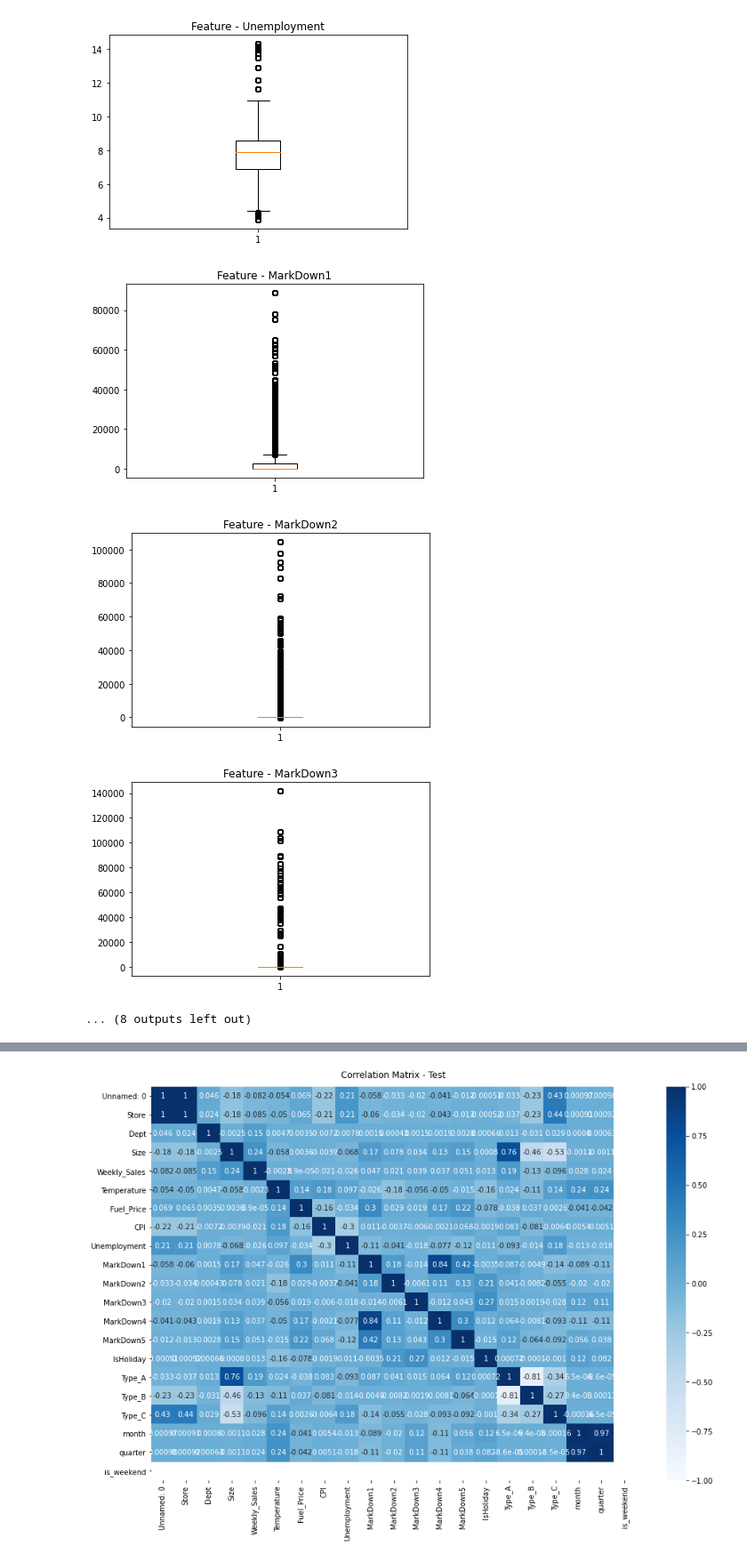
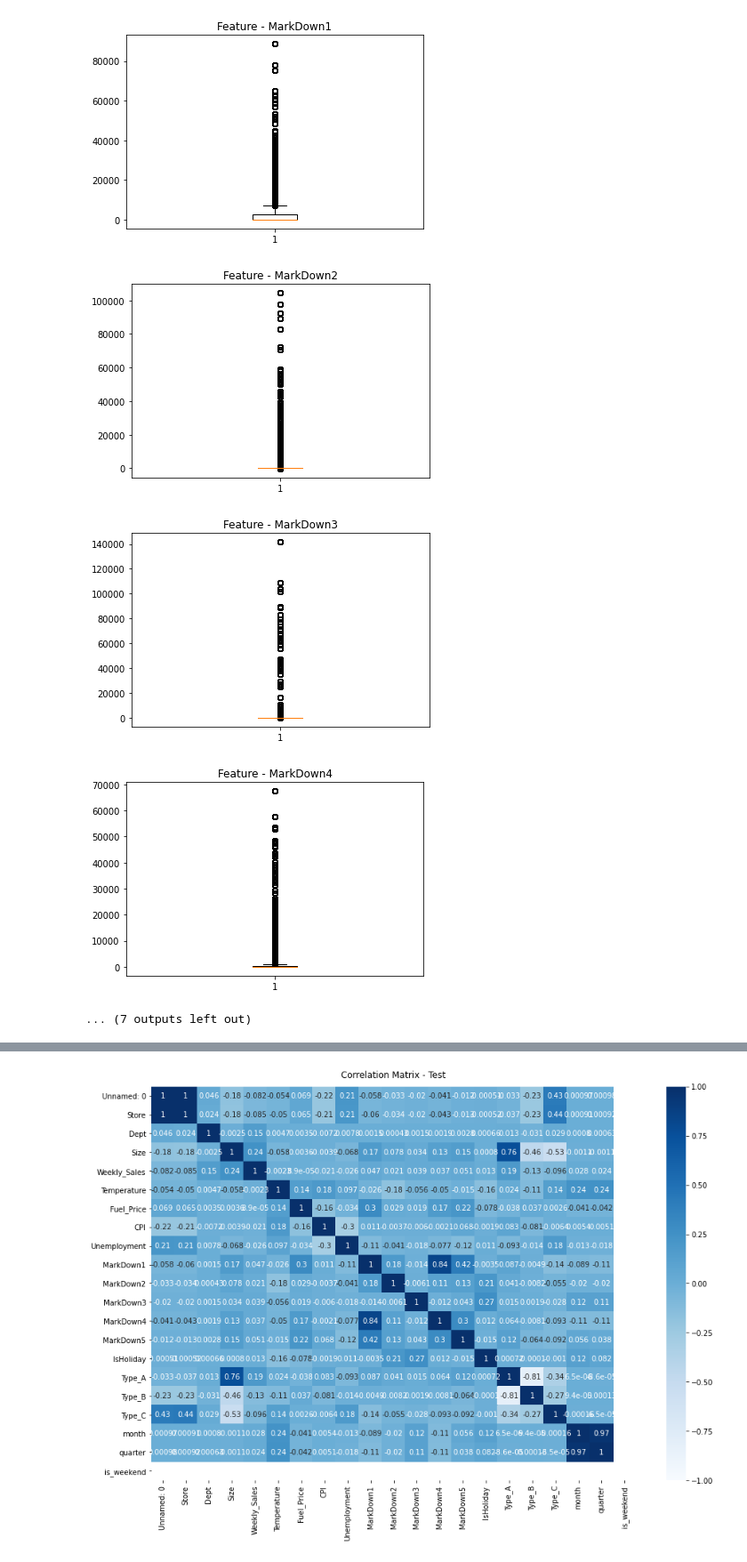
Before and after one commit to bsakethreddy/255-project-walmart, a Jupyter notebook: feature_engineering.ipynb, the cells around one changed output, grey strips where cells are left out. Shown at 89% size. Cells and saved outputs as stored; diff of their text form; code cells hidden in the pictures.

```diff
--- a/feature_engineering.ipynb
+++ b/feature_engineering.ipynb
@@ -34,11 +16,8 @@ print(cols)
 cols.remove('Weekly_Sales')
 cols.remove('IsHoliday')
 cols.remove('dayofweek_name')
-# cols.remove('Type')
 cols.remove('Date')
-cols.remove('IsHoliday')
-cols.remove('dayofweek_name')
-cols.remove('Weekly_Sales')
+cols.remove('Unnamed: 0')
 for each in  cols:
     plt.boxplot(df[each])
     plt.title('Feature - {}'.format(each))
@@ -55,8 +34,8 @@ for each in  cols:
-[figure, old version]
+[figure, new version]
-[figure, old version]
+[figure, new version]
-[figure, old version]
+[figure, new version]
-[figure, old version]
+[figure, new version]
-... (8 outputs left out)
+... (7 outputs left out)
 # %%
 for col in cols:
     quantiles = df[col].quantile([0.25,0.5,0.75])
```
Also changed, not shown: parts of 7 cells of this notebook, 5 other files.
